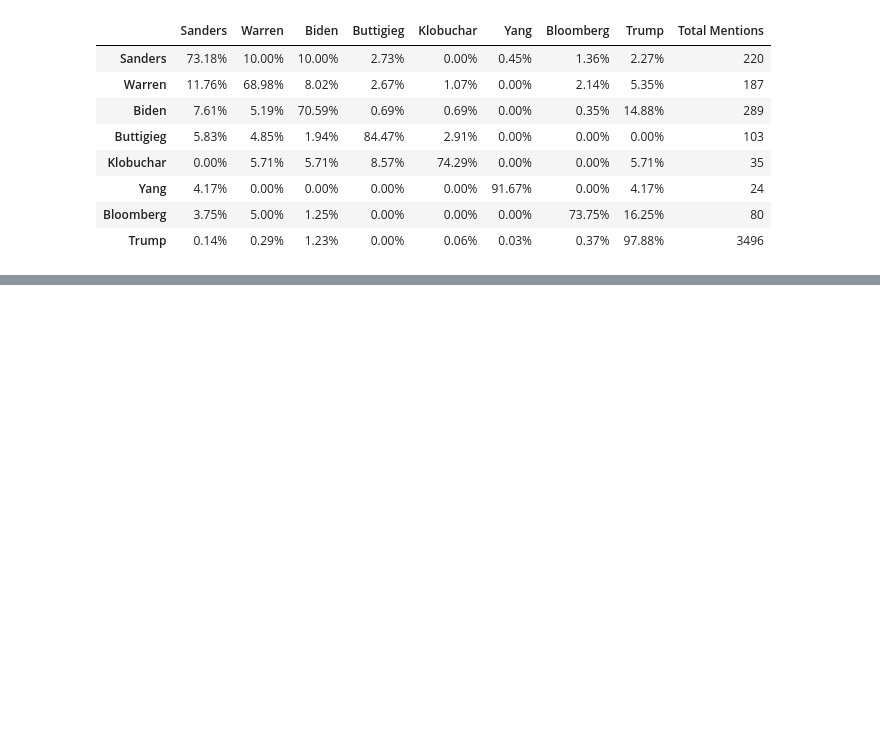
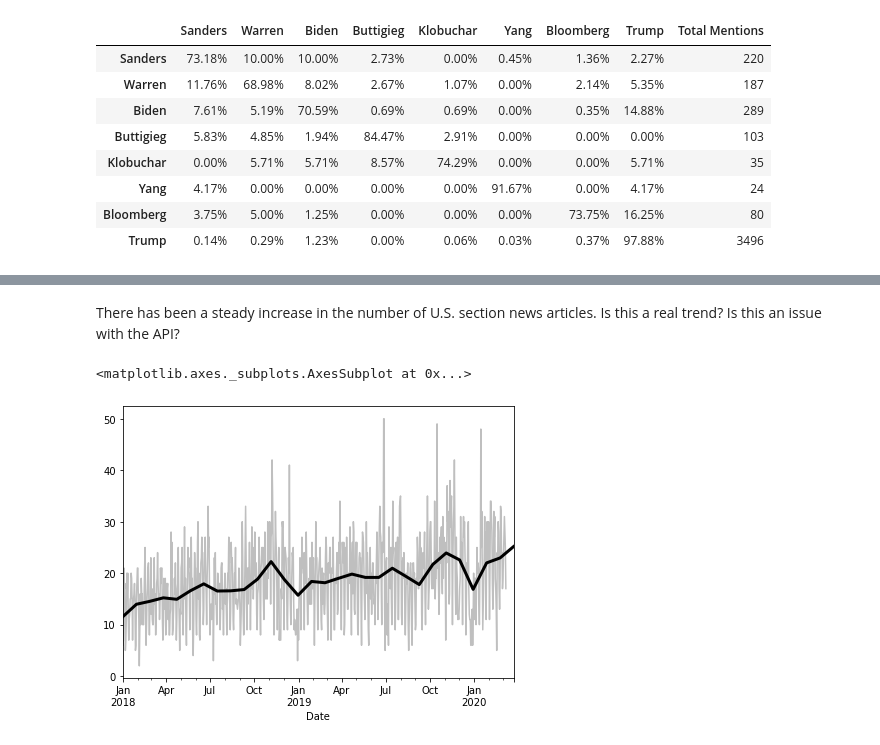
Before and after one commit to emapple/news, a Jupyter notebook: candidates.ipynb, the cells around one changed output, grey strips where cells are left out. Saved outputs shown, nothing was run; the diff lists cells and outputs as text; code cells hidden in the pictures; blank space fills up the shorter version.

```diff
--- a/candidates.ipynb
+++ b/candidates.ipynb
@@ -178,0 +208,10 @@ random_article(df, ['Sanders', 'Biden'])
+# %% [markdown]
+There has been a steady increase in the number of U.S. section news articles. Is this a real trend? Is this an issue with the API?
+# %%
+fig, ax = plt.subplots(1, 1)
+fig.set_size_inches(7, 5)
+df.groupby(level=0).size().plot(ax=ax, color='grey', alpha=0.5)
+df.groupby(level=0).size().resample('4W').mean().plot(ax=ax, lw=3, color='black')
+# %% [output]
+<matplotlib.axes._subplots.AxesSubplot at 0x...>
+[figure, added]
```
Also changed, not shown: parts of 5 cells of this notebook.
